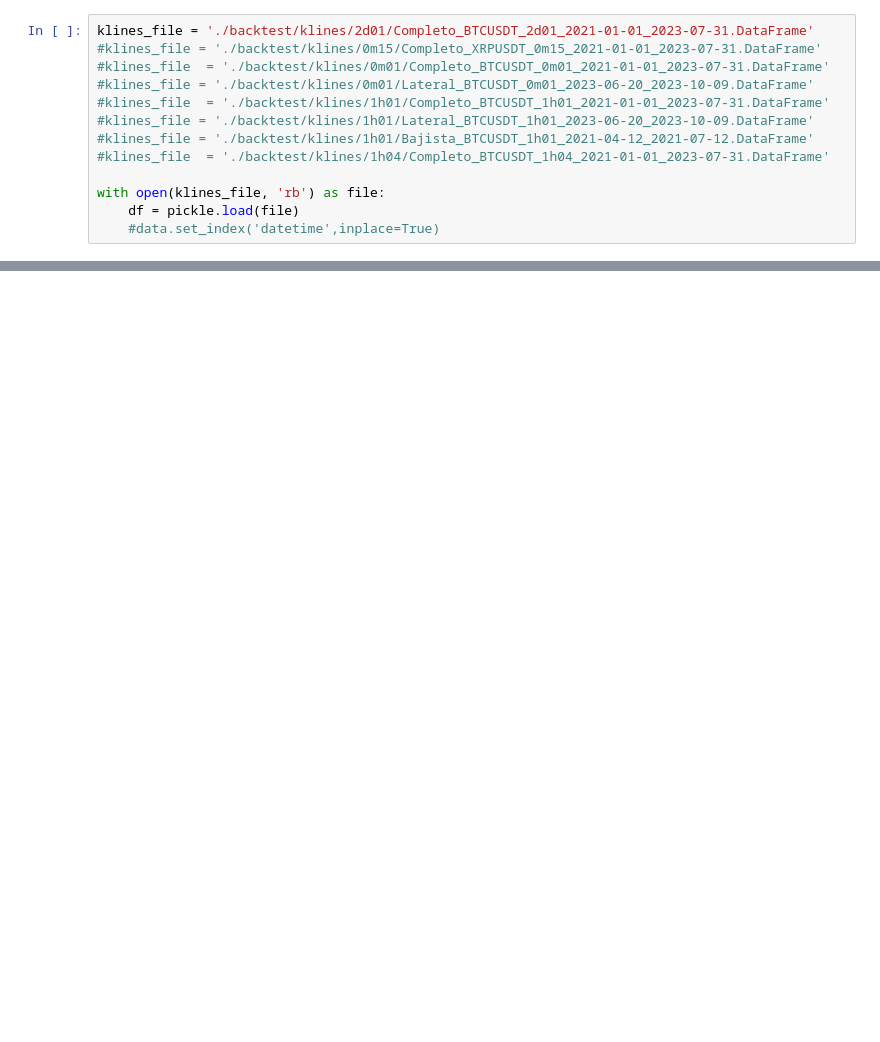
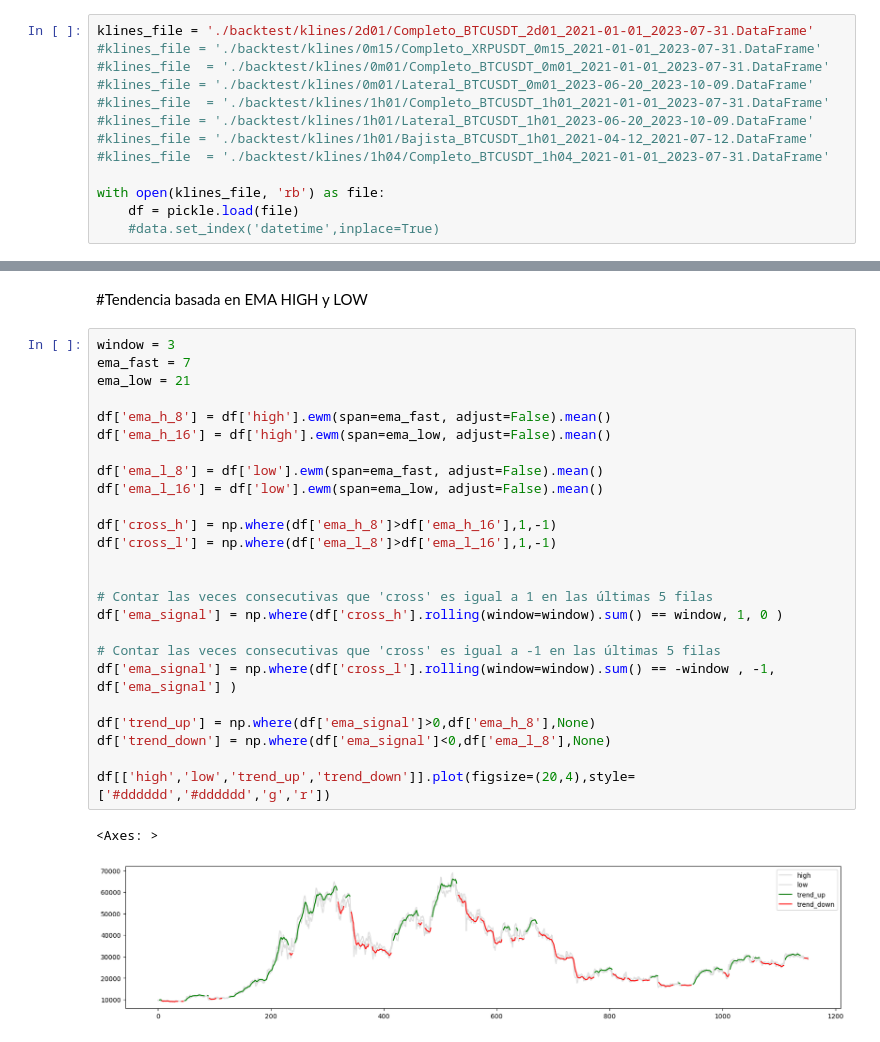
Before and after one commit to lbisaro/ie, a Jupyter notebook: www/backtest/test_trend.ipynb, the cells around one changed output, grey strips where cells are left out. Drawn from its saved outputs; the diff is of its cells as text; blank space fills up the shorter version.

```diff
--- a/www/backtest/test_trend.ipynb
+++ b/www/backtest/test_trend.ipynb
@@ -72,0 +65,30 @@ df[['high','low','SUPERTl_7_3.0','SUPERTs_7_3.0']].plot(figsize=(20,3),style=['#
+# %% [markdown]
+#Tendencia basada en EMA HIGH y LOW
+# %%
+window = 3
+ema_fast = 7
+ema_low = 21
+
+df['ema_h_8'] = df['high'].ewm(span=ema_fast, adjust=False).mean()
+df['ema_h_16'] = df['high'].ewm(span=ema_low, adjust=False).mean()
+
+df['ema_l_8'] = df['low'].ewm(span=ema_fast, adjust=False).mean()
+df['ema_l_16'] = df['low'].ewm(span=ema_low, adjust=False).mean()
+
+df['cross_h'] = np.where(df['ema_h_8']>df['ema_h_16'],1,-1)
+df['cross_l'] = np.where(df['ema_l_8']>df['ema_l_16'],1,-1)
+
+
+# Contar las veces consecutivas que 'cross' es igual a 1 en las últimas 5 filas
+df['ema_signal'] = np.where(df['cross_h'].rolling(window=window).sum() == window, 1, 0 )
+
+# Contar las veces consecutivas que 'cross' es igual a -1 en las últimas 5 filas
+df['ema_signal'] = np.where(df['cross_l'].rolling(window=window).sum() == -window , -1, df['ema_signal'] )
+
+df['trend_up'] = np.where(df['ema_signal']>0,df['ema_h_8'],None)
+df['trend_down'] = np.where(df['ema_signal']<0,df['ema_l_8'],None)
+
+df[['high','low','trend_up','trend_down']].plot(figsize=(20,4),style=['#dddddd','#dddddd','g','r'])
+# %% [output]
+<Axes: >
+[figure, added]
```
Also changed, not shown: parts of 7 cells of this notebook, 18 other files.
